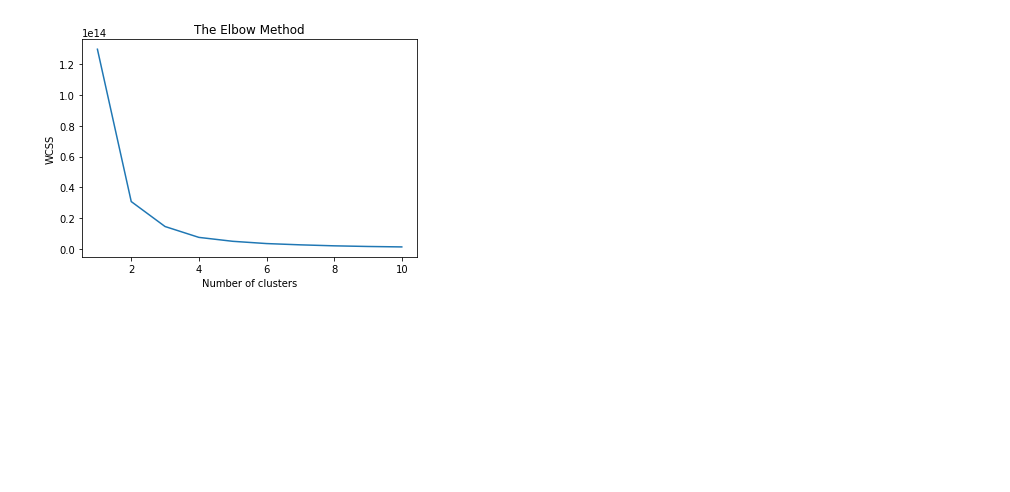
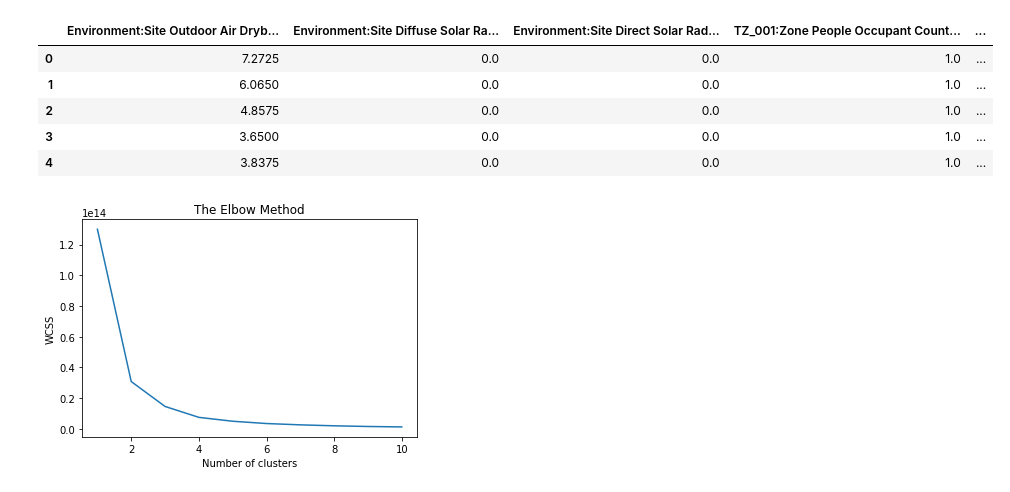
Before and after one commit to testertester193/SEMS, a Jupyter notebook: Kmeans_data.ipynb, the cells around one changed output. Drawn from its saved outputs; the diff is of its cells as text; code cells hidden in the pictures; blank space fills up the shorter version.

```diff
--- a/Kmeans_data.ipynb
+++ b/Kmeans_data.ipynb
@@ -45,3 +43,12 @@ X = df.drop(columns=['Date/Time','DH:District Heating Inlet Temperature [C](Time
+# %%
+X = df.iloc[:,1:9]
+# %% [output]
+|  | Environment:Site Outdoor Air Dryb... | Environment:Site Diffuse Solar Ra... | Environment:Site Direct Solar Rad... | TZ_001:Zone People Occupant Count... | ... |
+| 0 | 7.2725 | 0.0 | 0.0 | 1.0 | ... |
+| 1 | 6.0650 | 0.0 | 0.0 | 1.0 | ... |
+| 2 | 4.8575 | 0.0 | 0.0 | 1.0 | ... |
+| 3 | 3.6500 | 0.0 | 0.0 | 1.0 | ... |
+| 4 | 3.8375 | 0.0 | 0.0 | 1.0 | ... |
 # %%
 y = df['DH:District Heating Inlet Temperature [C](TimeStep:ON)']
 # %%
```
Also changed, not shown: parts of 15 cells of this notebook.
